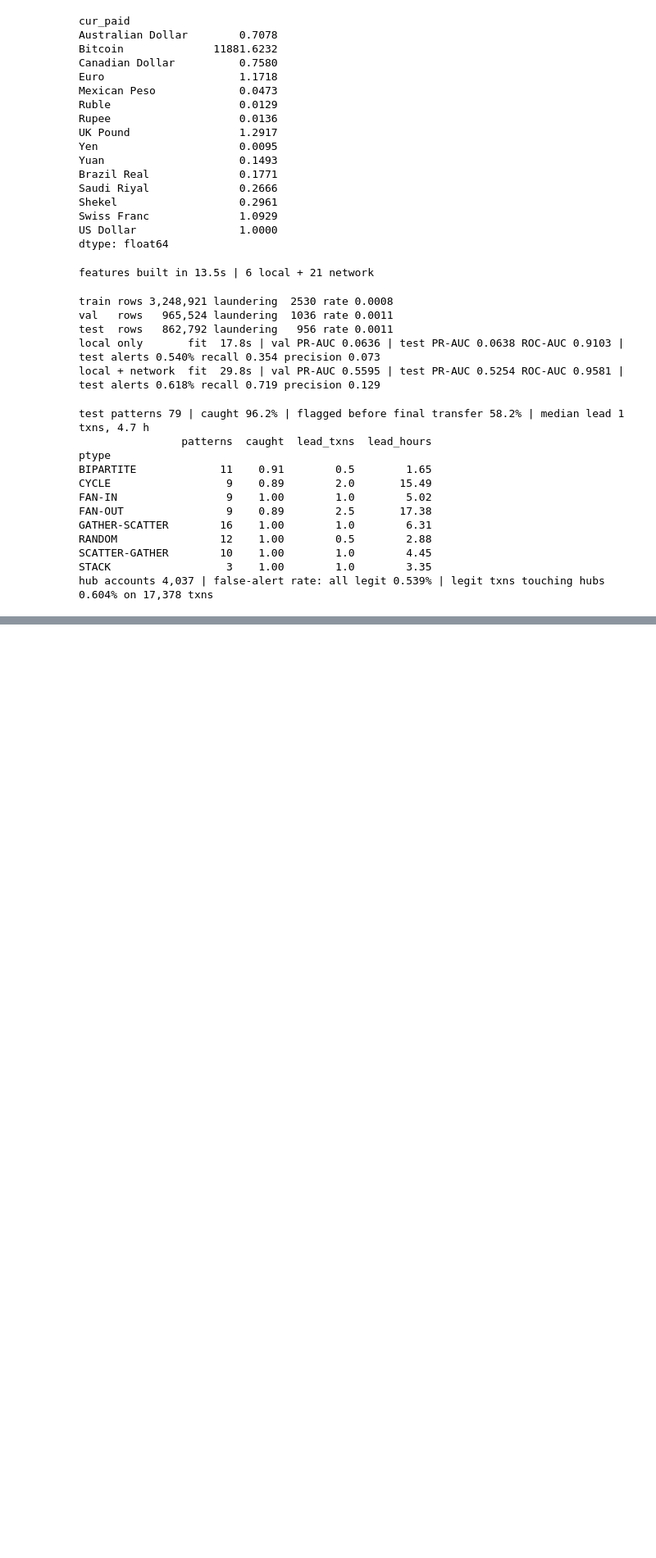
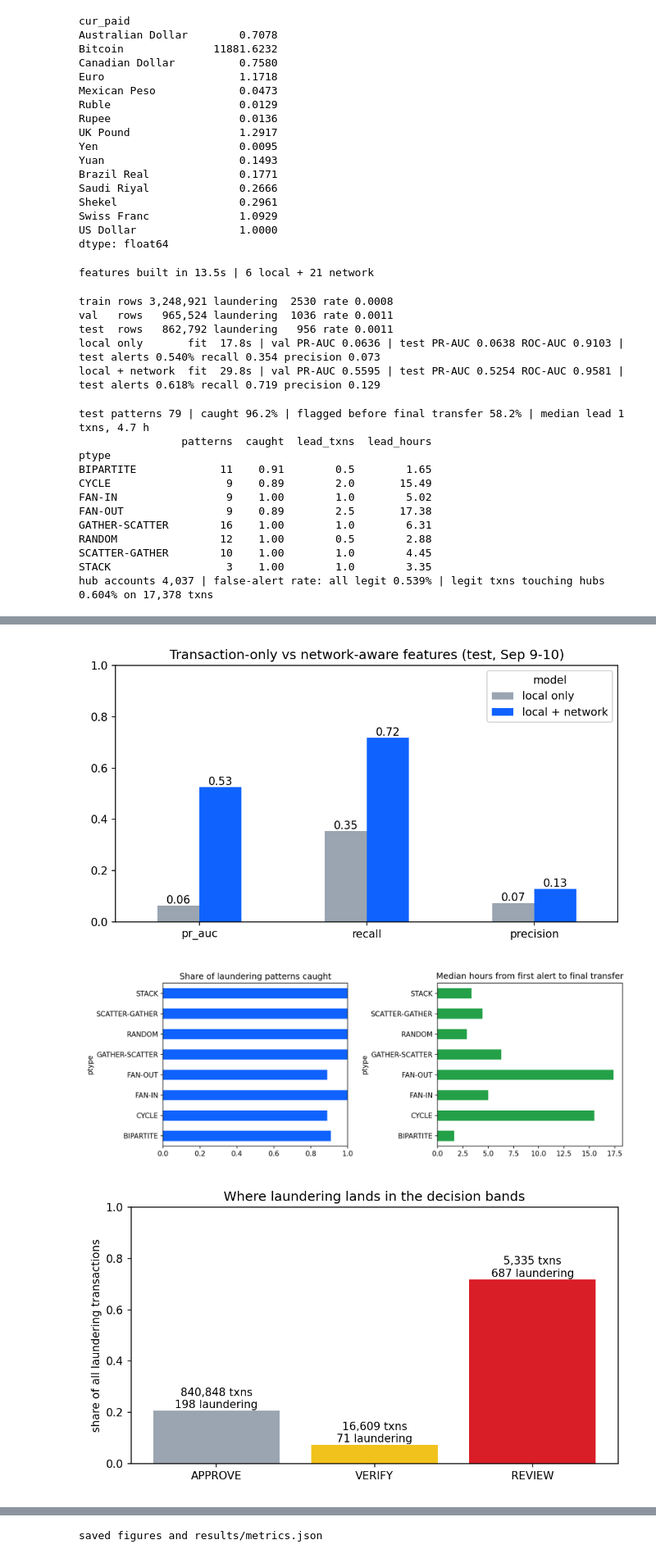
Before and after one commit to theflighttechofficial/TrustPulse-AI, a Jupyter notebook: notebooks/main_project.ipynb, the cells around one changed output, grey strips where cells are left out. Shown at 82% size. Cells and saved outputs as stored; diff of their text form; code cells hidden in the pictures; blank space fills up the shorter version.

Commit message:
Add evaluation figures, metrics file and channel-robustness check

```diff
--- a/notebooks/main_project.ipynb
+++ b/notebooks/main_project.ipynb
@@ -486,0 +764,65 @@ hub accounts 4,037 | false-alert rate: all legit 0.539% | legit txns touching hu
+# %%
+import os, json
+import matplotlib
+matplotlib.use("Agg", force=True)          # avoid the inline backend, version-mismatched with apt matplotlib
+import matplotlib.pyplot as plt
+from IPython.display import Image, display
+
+FIG, RES = "/home/linux1/trustpulse/figures", "/home/linux1/trustpulse/results"
+os.makedirs(FIG, exist_ok=True); os.makedirs(RES, exist_ok=True)
+
+def save_show(fig, name):
+    path = f"{FIG}/{name}"
+    fig.tight_layout(); fig.savefig(path, dpi=150); plt.close(fig)
+    display(Image(path))
+
+y = te.is_laundering.values
+abl = []
+for tag, (m_, f_, thr_, p_) in models.items():
+    a_ = p_ >= thr_
+    abl.append(dict(model=tag, pr_auc=average_precision_score(y, p_), recall=y[a_].sum() / y.sum(), precision=y[a_].mean()))
+abl = pd.DataFrame(abl).set_index("model")
+fig, ax = plt.subplots(figsize=(7, 4))
+abl.T.plot.bar(ax=ax, rot=0, color=["#9aa5b1", "#0f62fe"])
+for c in ax.containers:
+    ax.bar_label(c, fmt="%.2f")
+ax.set_ylim(0, 1); ax.set_title("Transaction-only vs network-aware features (test, Sep 9-10)")
+save_show(fig, "01_ablation.png")
+
+lt_t = lt.groupby("ptype").agg(caught=("caught", "mean"), lead_h=("hours_before_final", "median"))
+fig, ax = plt.subplots(1, 2, figsize=(11, 4))
+lt_t.caught.plot.barh(ax=ax[0], color="#0f62fe"); ax[0].set_xlim(0, 1); ax[0].set_title("Share of laundering patterns caught")
+lt_t.lead_h.plot.barh(ax=ax[1], color="#24a148"); ax[1].set_title("Median hours from first alert to final transfer")
+save_show(fig, "02_lead_time.png")
+
+band = d.groupby("decision").is_laundering.agg(txns="size", laundering="sum").reindex(["APPROVE", "VERIFY", "REVIEW"])
+band["share_of_laundering"] = band.laundering / band.laundering.sum()
+fig, ax = plt.subplots(figsize=(7, 4))
+ax.bar(band.index, band.share_of_laundering, color=["#9aa5b1", "#f1c21b", "#da1e28"])
+for i, (t, l) in enumerate(zip(band.txns, band.laundering)):
+    ax.text(i, band.share_of_laundering.iat[i] + 0.01, f"{t:,} txns\n{l} laundering", ha="center")
+ax.set_ylim(0, 1); ax.set_ylabel("share of all laundering transactions"); ax.set_title("Where laundering lands in the decision bands")
+save_show(fig, "03_decision_bands.png")
+
+dp = d[d.pattern_id == demo_pid].sort_values("txn_id")
+fig, ax = plt.subplots(figsize=(9, 4))
+ax.plot(dp.ts, dp.score, color="#c6c6c6", zorder=1)
+ax.scatter(dp.ts, dp.score, c=dp.decision.map({"APPROVE": "#9aa5b1", "VERIFY": "#f1c21b", "REVIEW": "#da1e28"}), s=60, zorder=3)
+ax.axhline(thr_review, ls="--", color="#da1e28", label="review threshold")
+ax.axhline(thr_verify, ls=":", color="#b28600", label="verify threshold")
+ax.set_title(f"{dp.pattern_type.iat[0]} pattern: risk score per transaction"); ax.legend(); fig.autofmt_xdate()
+save_show(fig, "04_demo_pattern.png")
+
+out = {"ablation_test": abl.round(4).to_dict(orient="index"),
+       "propagation_check_test": results.round(4).to_dict(orient="index"),
+       "decision_bands_test": band.astype(float).round(4).to_dict(orient="index"),
+       "lead_time_by_pattern_type": lt_t.round(3).to_dict(orient="index"),
+       "split": {"train": "2022-09-01..06", "val": "2022-09-07..08", "test": "2022-09-09..10"},
+       "alert_budget": BUDGET}
+with open(f"{RES}/metrics.json", "w") as f:
+    json.dump(out, f, indent=2, default=float)
+print("saved figures and results/metrics.json")
+# %% [output]
+[figure, added]
+[figure, added]
+[figure, added]
@@ -486,0 +830 @@ hub accounts 4,037 | false-alert rate: all legit 0.539% | legit txns touching hu
+saved figures and results/metrics.json
```
Also changed, not shown: parts of 7 cells of this notebook, 5 other files.
